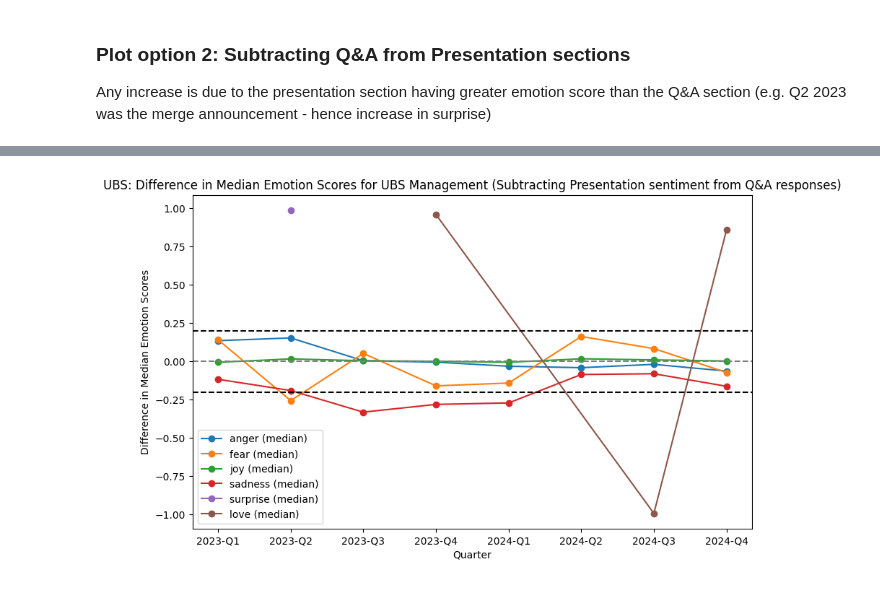
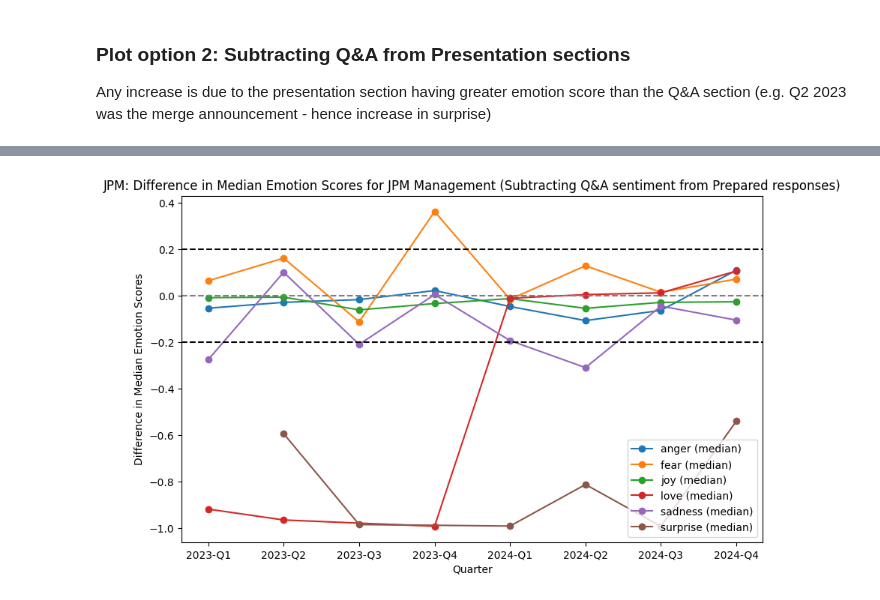
Before and after one commit to maybebool/boe-financial-analysis, a Jupyter notebook: notebooks/rachel/bert_emotion_jpm.ipynb, the cells around one changed output, grey strips where cells are left out. Cells and saved outputs as stored; diff of their text form; code cells hidden in the pictures.

```diff
--- a/notebooks/rachel/bert_emotion_jpm.ipynb
+++ b/notebooks/rachel/bert_emotion_jpm.ipynb
@@ -442,11 +442,11 @@ plt.show()
 Less outliers with "anger" and "joy" but full range of scores for "sadness", "fear", and "surprise" as outliers
 # %%
 # Create dataframe to calculate mean and standard deviation of every emotion every quarter (UBS)
-ubs_a_qa_emotion_stats = ubs_a_qa_data.groupby(["quarter", "main_emotion"]).agg(
+jpm_a_qa_emotion_stats = jpm_a_qa_data.groupby(["quarter", "main_emotion"]).agg(
     median_score=("main_emotion_score", "median"),
     std_score=("main_emotion_score", "std")
     # if NaN values, replace with 0
 ).fillna(0).reset_index()
-ubs_a_qa_emotion_stats.head(10)
+jpm_a_qa_emotion_stats.head(10)
 # %% [output]
 |  | quarter | main_emotion | median_score | std_score |
@@ -464,10 +464,10 @@ ubs_a_qa_emotion_stats.head(10)
 # Plot median for emotion every quarter as a scatter plot on the same plot (UBS) - Management role during Q&A
 import matplotlib.pyplot as plt
 plt.figure(figsize=(12, 8))
-for emotion in ubs_a_qa_emotion_stats["main_emotion"].unique():
-    ubs_emotion_a_qa_data = ubs_a_qa_emotion_stats[ubs_a_qa_emotion_stats["main_emotion"] == emotion]
-    plt.plot(ubs_emotion_a_qa_data["quarter"], ubs_emotion_a_qa_data["median_score"], label=f"{emotion} (median)", marker='o')
-plt.title("UBS Q&A Section (Analyst Role) - Median Emotion Scores Every Quarter")
+for emotion in jpm_a_qa_emotion_stats["main_emotion"].unique():
+    jpm_emotion_a_qa_data = jpm_a_qa_emotion_stats[jpm_a_qa_emotion_stats["main_emotion"] == emotion]
+    plt.plot(jpm_emotion_a_qa_data["quarter"], jpm_emotion_a_qa_data["median_score"], label=f"{emotion} (median)", marker='o')
+plt.title("JPM Q&A Section (Analyst Role) - Median Emotion Scores Every Quarter")
 plt.xlabel("Quarter")
 plt.ylabel("Score")
 plt.legend()
@@ -478,10 +478,10 @@ plt.show()
 ## Find differences between Presentation and Q&A (Management roles)
 # %%
 # Create one dataframe from ubs_prepared_emotion_stats and ubs_qa_filtered_emotion_stats for comparison plots and retain column for prepared vs Q&A
-ubs_comparison_emotion_stats = pd.concat([
-    ubs_prepared_emotion_stats.assign(source="prepared"),
-    ubs_m_qa_emotion_stats.assign(source="Q&A")
+jpm_comparison_emotion_stats = pd.concat([
+    jpm_prepared_emotion_stats.assign(source="prepared"),
+    jpm_m_qa_emotion_stats.assign(source="Q&A")
 ]).reset_index(drop=True)
-ubs_comparison_emotion_stats.head(10)
+jpm_comparison_emotion_stats.head(10)
 # %% [output]
 |  | quarter | main_emotion | median_score | std_score | source |
@@ -554,14 +554,14 @@ plt.show()
 Any increase is due to the presentation section having greater emotion score than the Q&A section (e.g. Q2 2023 was the merge announcement - hence increase in surprise)
 # %%
 # Find the difference between Q&A and prepared mean scores for each emotion and quarter
-ubs_diff2_emotion_stats = ubs_comparison_emotion_stats.pivot_table(
+jpm_diff2_emotion_stats = jpm_comparison_emotion_stats.pivot_table(
     index=["quarter", "main_emotion"],
     columns="source",
     values="median_score",
     # if NaN values, replace with 0
     fill_value=0,
 ).reset_index()
-ubs_diff2_emotion_stats["diff"] = ubs_diff2_emotion_stats["prepared"] - ubs_diff2_emotion_stats["Q&A"]
-ubs_diff2_emotion_stats.head(10)
+jpm_diff2_emotion_stats["diff"] = jpm_diff2_emotion_stats["prepared"] - jpm_diff2_emotion_stats["Q&A"]
+jpm_diff2_emotion_stats.head(10)
 # %% [output]
 | source | quarter | main_emotion | Q&A | prepared | diff |
@@ -592,18 +592,18 @@ plt.show()
 # %%
 # Plot as line graph
 import matplotlib.pyplot as plt
 plt.figure(figsize=(10, 6))
-for emotion in ubs_diff2_emotion_stats["main_emotion"].unique():
-    emotion_data = ubs_diff2_emotion_stats[ubs_diff2_emotion_stats["main_emotion"] == emotion]
+for emotion in jpm_diff2_emotion_stats["main_emotion"].unique():
+    emotion_data = jpm_diff2_emotion_stats[jpm_diff2_emotion_stats["main_emotion"] == emotion]
     plt.plot(emotion_data["quarter"], emotion_data["diff"], label=f"{emotion} (median)", marker='o')
 plt.axhline(0, linestyle='--', color='gray')
 plt.axhline(0.2, linestyle='--', color='black')
 plt.axhline(-0.2, linestyle='--', color='black')
-plt.title("UBS: Difference in Median Emotion Scores for UBS Management (Subtracting Q&A sentiment from Prepared responses)")
+plt.title("JPM: Difference in Median Emotion Scores for JPM Management (Subtracting Q&A sentiment from Prepared responses)")
 plt.xlabel("Quarter")
 plt.ylabel("Difference in Median Emotion Scores")
 plt.legend()
 plt.show()
 # %% [output]
-[figure, old version]
+[figure, new version]
 # %% [markdown]
```
Also changed, not shown: parts of 32 cells of this notebook, 3 other files.
